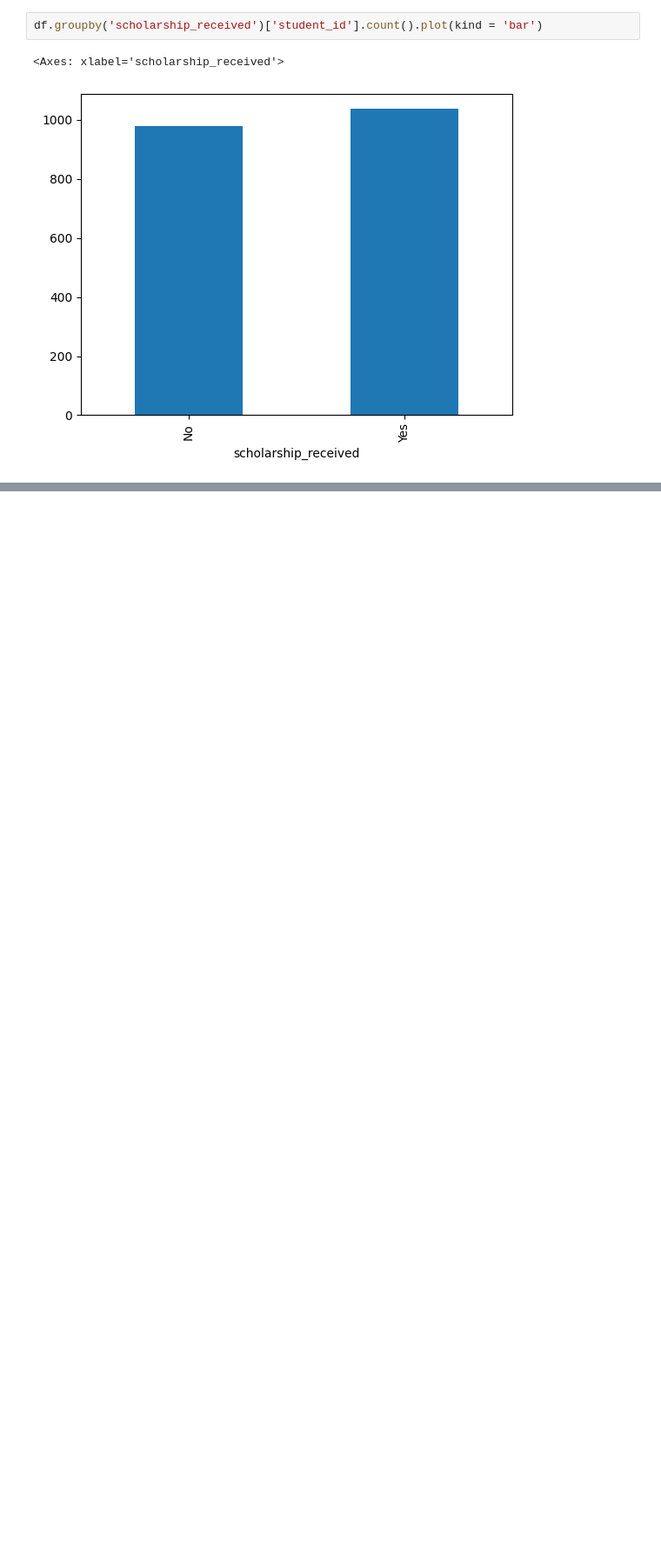
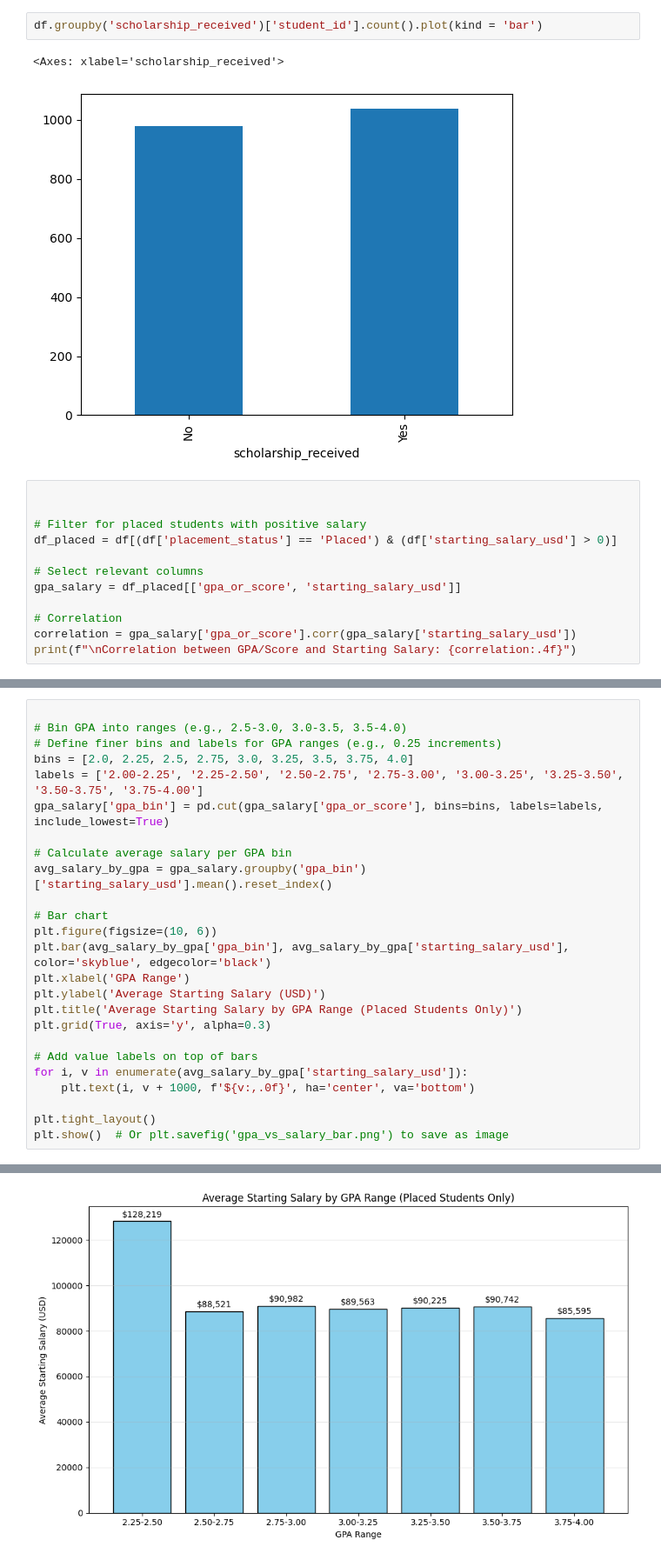
Before and after one commit to garcane/Global-Student-Migration-Higher-Education-Analysis, a Jupyter notebook: main.ipynb, the cells around one changed output, grey strips where cells are left out. Shown at 87% size. Cells and saved outputs as stored; diff of their text form; blank space fills up the shorter version.

```diff
--- a/main.ipynb
+++ b/main.ipynb
@@ -112,3 +112,15 @@ df.groupby('scholarship_received')['student_id'].count().plot(kind = 'bar')
 # %% [output]
 <Axes: xlabel='scholarship_received'>
 [figure]
+# %%
+
+
+# Filter for placed students with positive salary
+df_placed = df[(df['placement_status'] == 'Placed') & (df['starting_salary_usd'] > 0)]
+
+# Select relevant columns
+gpa_salary = df_placed[['gpa_or_score', 'starting_salary_usd']]
+
+# Correlation
+correlation = gpa_salary['gpa_or_score'].corr(gpa_salary['starting_salary_usd'])
+print(f"\nCorrelation between GPA/Score and Starting Salary: {correlation:.4f}")
@@ -114,0 +129,26 @@ df.groupby('scholarship_received')['student_id'].count().plot(kind = 'bar')
+# %%
+
+# Bin GPA into ranges (e.g., 2.5-3.0, 3.0-3.5, 3.5-4.0)
+# Define finer bins and labels for GPA ranges (e.g., 0.25 increments)
+bins = [2.0, 2.25, 2.5, 2.75, 3.0, 3.25, 3.5, 3.75, 4.0]
+labels = ['2.00-2.25', '2.25-2.50', '2.50-2.75', '2.75-3.00', '3.00-3.25', '3.25-3.50', '3.50-3.75', '3.75-4.00']
+gpa_salary['gpa_bin'] = pd.cut(gpa_salary['gpa_or_score'], bins=bins, labels=labels, include_lowest=True)
+
+# Calculate average salary per GPA bin
+avg_salary_by_gpa = gpa_salary.groupby('gpa_bin')['starting_salary_usd'].mean().reset_index()
+
+# Bar chart
+plt.figure(figsize=(10, 6))
+plt.bar(avg_salary_by_gpa['gpa_bin'], avg_salary_by_gpa['starting_salary_usd'], color='skyblue', edgecolor='black')
+plt.xlabel('GPA Range')
+plt.ylabel('Average Starting Salary (USD)')
+plt.title('Average Starting Salary by GPA Range (Placed Students Only)')
+plt.grid(True, axis='y', alpha=0.3)
+
+# Add value labels on top of bars
+for i, v in enumerate(avg_salary_by_gpa['starting_salary_usd']):
+    plt.text(i, v + 1000, f'${v:,.0f}', ha='center', va='bottom')
+
+plt.tight_layout()
+plt.show()  # Or plt.savefig('gpa_vs_salary_bar.png') to save as image
+# %% [output]
@@ -114,0 +160 @@ df.groupby('scholarship_received')['student_id'].count().plot(kind = 'bar')
+[figure, added]
```
Also changed, not shown: parts of 3 cells of this notebook.
